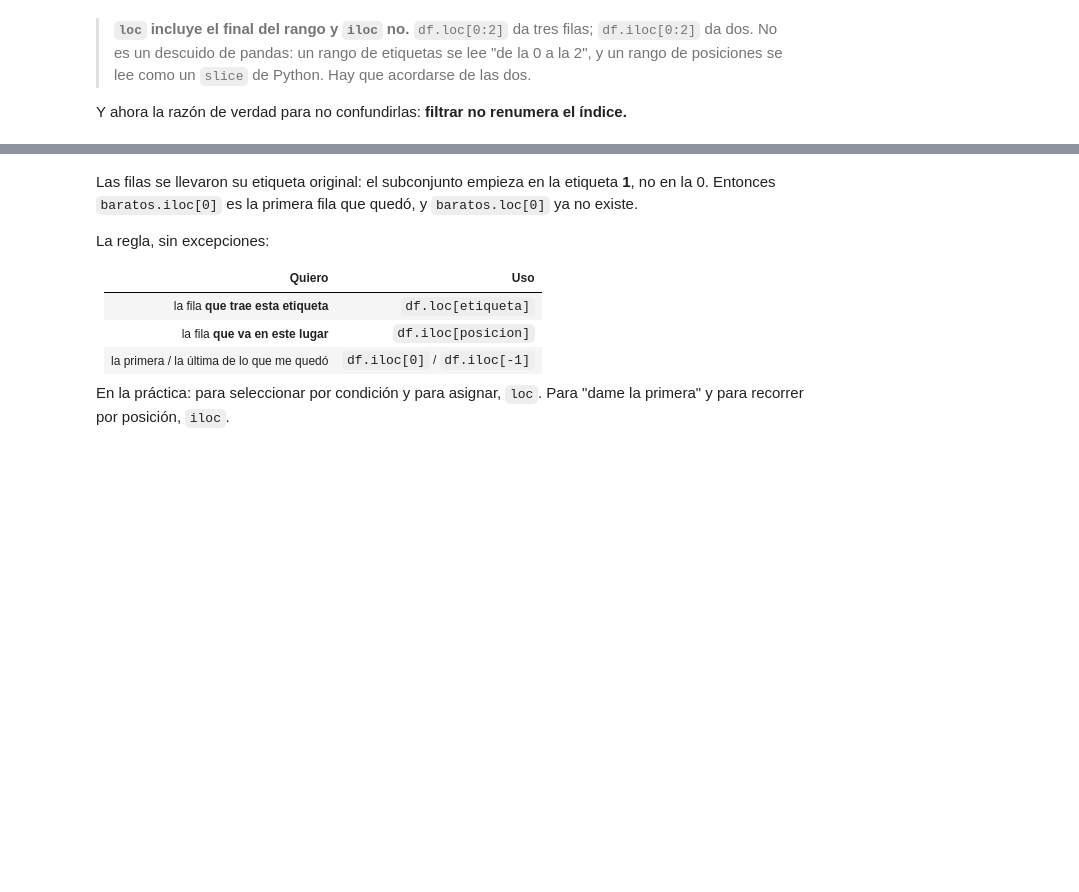
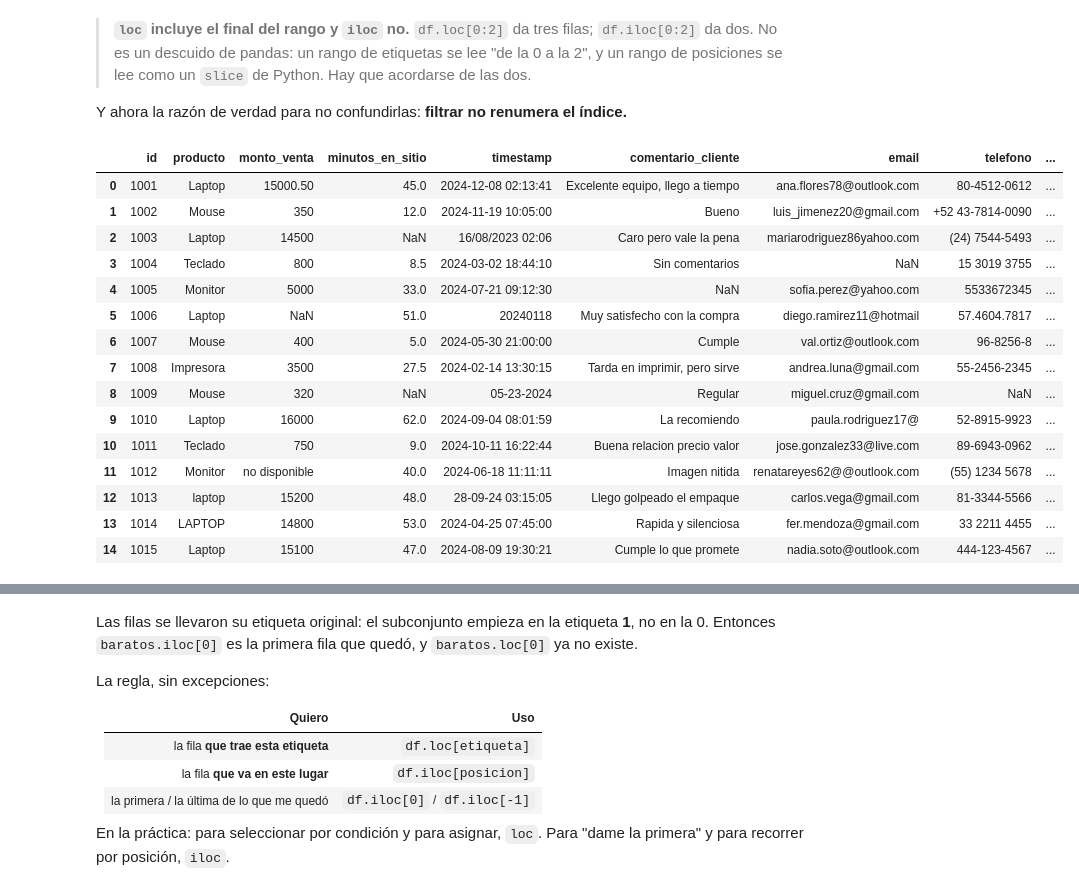
Before and after one commit to ESCOMLCD/pcd202701, a Jupyter notebook: presentations/week09/week09_pandas_exploracion.ipynb, the cells around one changed output, grey strips where cells are left out. Cells and saved outputs as stored; diff of their text form; code cells hidden in the pictures; blank space fills up the shorter version.

```diff
--- a/presentations/week09/week09_pandas_exploracion.ipynb
+++ b/presentations/week09/week09_pandas_exploracion.ipynb
@@ -364,4 +469,21 @@ Y ahora la razón de verdad para no confundirlas: **filtrar no renumera el
 índice.**
 # %%
 df["monto"] = pd.to_numeric(df["monto_venta"], errors="coerce")
-df.head()
+df.head(15)
+# %% [output]
+|  | id | producto | monto_venta | minutos_en_sitio | timestamp | comentario_cliente | email | telefono | ... |
+| 0 | 1001 | Laptop | 15000.50 | 45.0 | 2024-12-08 02:13:41 | Excelente equipo, llego a tiempo | ana.flores78@outlook.com | 80-4512-0612 | ... |
+| 1 | 1002 | Mouse | 350 | 12.0 | 2024-11-19 10:05:00 | Bueno | luis_jimenez20@gmail.com | +52 43-7814-0090 | ... |
+| 2 | 1003 | Laptop | 14500 | NaN | 16/08/2023 02:06 | Caro pero vale la pena | mariarodriguez86yahoo.com | (24) 7544-5493 | ... |
+| 3 | 1004 | Teclado | 800 | 8.5 | 2024-03-02 18:44:10 | Sin comentarios | NaN | 15 3019 3755 | ... |
+| 4 | 1005 | Monitor | 5000 | 33.0 | 2024-07-21 09:12:30 | NaN | sofia.perez@yahoo.com | 5533672345 | ... |
+| 5 | 1006 | Laptop | NaN | 51.0 | 20240118 | Muy satisfecho con la compra | diego.ramirez11@hotmail | 57.4604.7817 | ... |
+| 6 | 1007 | Mouse | 400 | 5.0 | 2024-05-30 21:00:00 | Cumple | val.ortiz@outlook.com | 96-8256-8 | ... |
+| 7 | 1008 | Impresora | 3500 | 27.5 | 2024-02-14 13:30:15 | Tarda en imprimir, pero sirve | andrea.luna@gmail.com | 55-2456-2345 | ... |
+| 8 | 1009 | Mouse | 320 | NaN | 05-23-2024 | Regular | miguel.cruz@gmail.com | NaN | ... |
+| 9 | 1010 | Laptop | 16000 | 62.0 | 2024-09-04 08:01:59 | La recomiendo | paula.rodriguez17@ | 52-8915-9923 | ... |
+| 10 | 1011 | Teclado | 750 | 9.0 | 2024-10-11 16:22:44 | Buena relacion precio valor | jose.gonzalez33@live.com | 89-6943-0962 | ... |
+| 11 | 1012 | Monitor | no disponible | 40.0 | 2024-06-18 11:11:11 | Imagen nitida | renatareyes62@@outlook.com | (55) 1234 5678 | ... |
+| 12 | 1013 | laptop | 15200 | 48.0 | 28-09-24 03:15:05 | Llego golpeado el empaque | carlos.vega@gmail.com | 81-3344-5566 | ... |
+| 13 | 1014 | LAPTOP | 14800 | 53.0 | 2024-04-25 07:45:00 | Rapida y silenciosa | fer.mendoza@gmail.com | 33 2211 4455 | ... |
+| 14 | 1015 | Laptop | 15100 | 47.0 | 2024-08-09 19:30:21 | Cumple lo que promete | nadia.soto@outlook.com | 444-123-4567 | ... |
```
Also changed, not shown: parts of 30 cells of this notebook.
